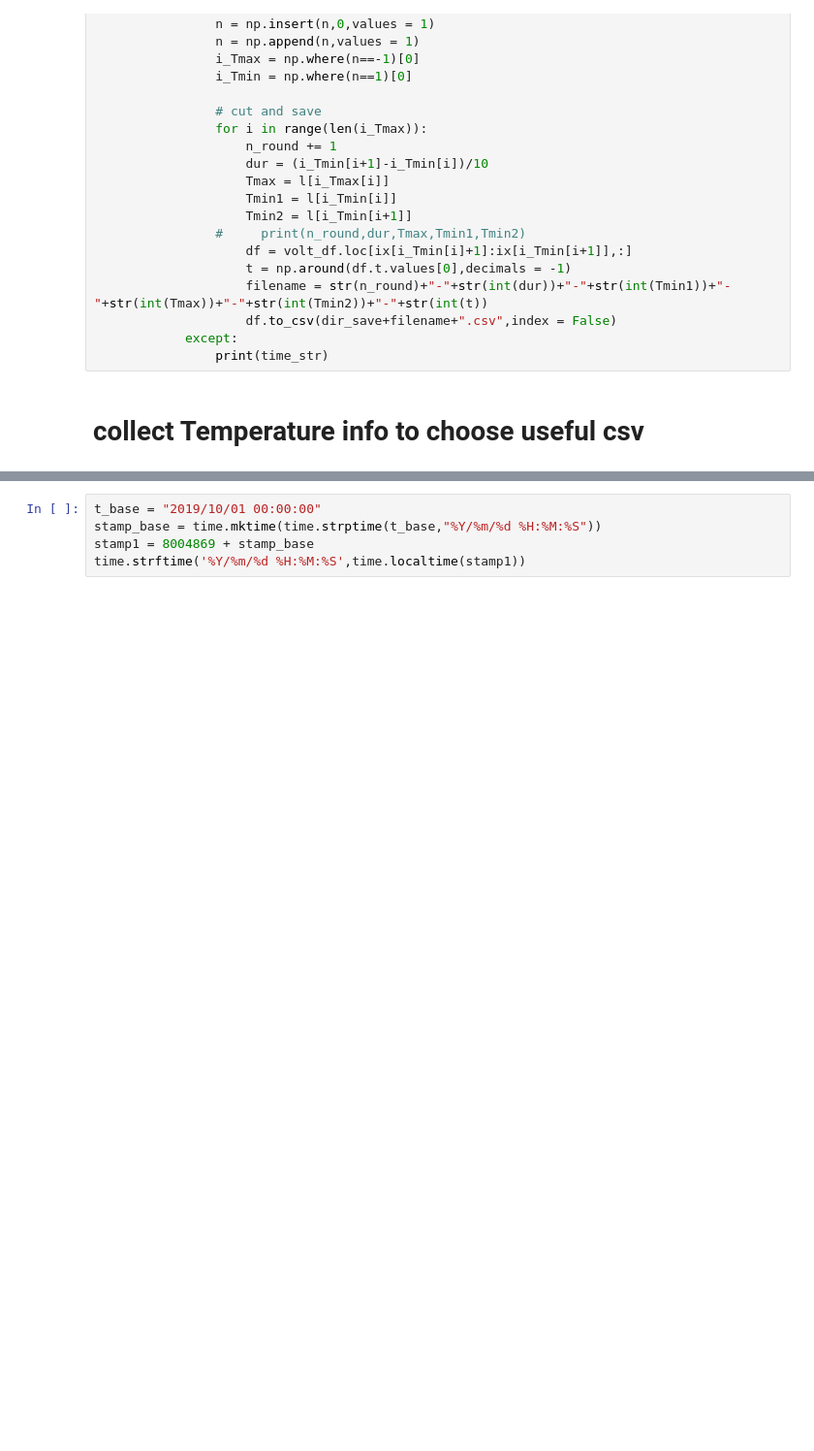
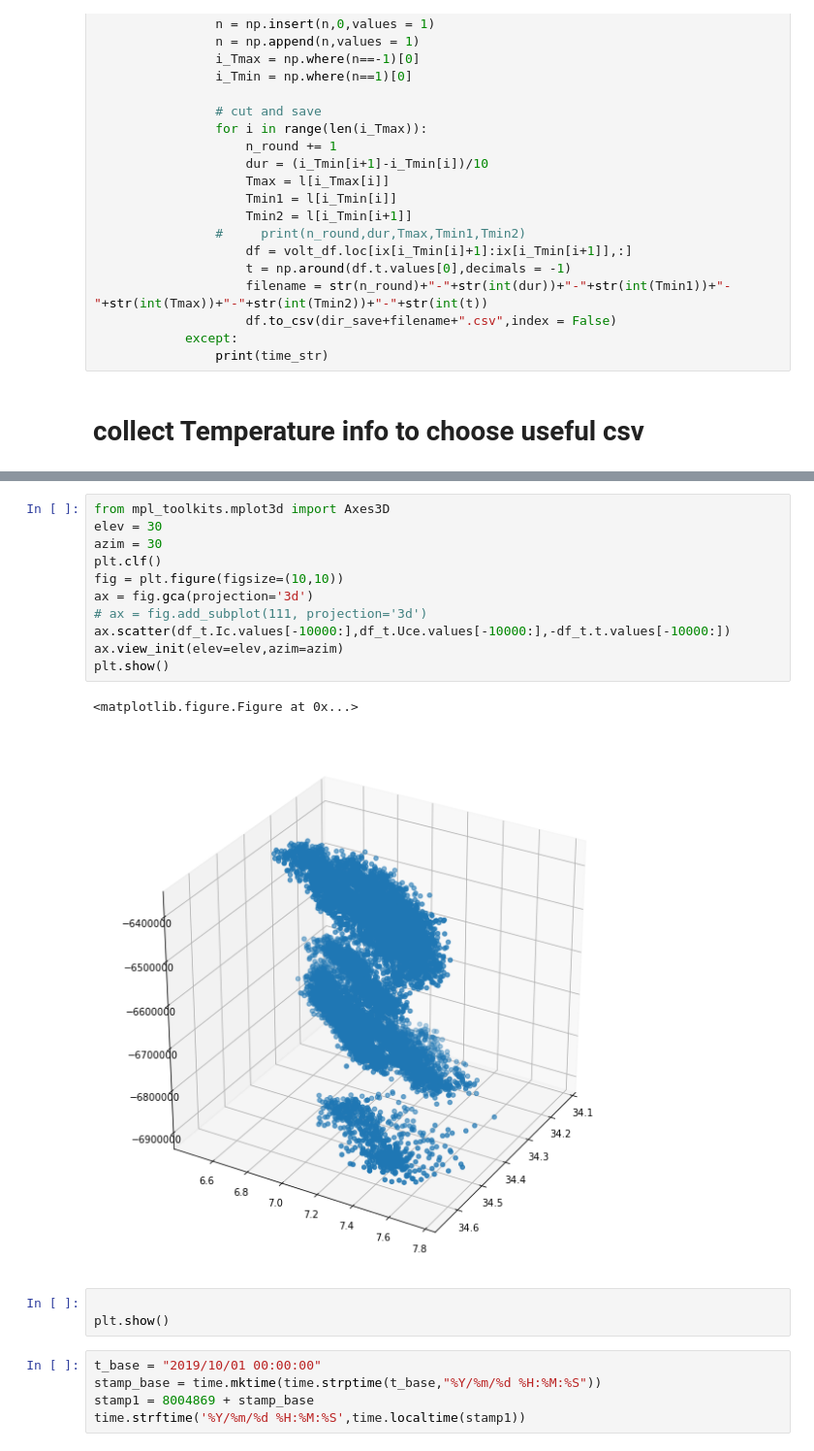
Before and after one commit to gejianwnen/Exp3, a Jupyter notebook: baseline_phase1.ipynb, the cells around one changed output, grey strips where cells are left out. Shown at 97% size. Cells and saved outputs as stored; diff of their text form; blank space fills up the shorter version.

```diff
--- a/baseline_phase1.ipynb
+++ b/baseline_phase1.ipynb
@@ -422,3 +508,20 @@ df_t.iloc[np.argmax(df_t.Ic.values,axis = 0),:].t
+# %%
+from mpl_toolkits.mplot3d import Axes3D
+elev = 30
+azim = 30
+plt.clf()
+fig = plt.figure(figsize=(10,10))
+ax = fig.gca(projection='3d')
+# ax = fig.add_subplot(111, projection='3d')
+ax.scatter(df_t.Ic.values[-10000:],df_t.Uce.values[-10000:],-df_t.t.values[-10000:])
+ax.view_init(elev=elev,azim=azim)
+plt.show()
+# %% [output]
+<matplotlib.figure.Figure at 0x...>
+[figure, added]
+# %%
+
+plt.show()
 # %%
 t_base = "2019/10/01 00:00:00"
 stamp_base = time.mktime(time.strptime(t_base,"%Y/%m/%d %H:%M:%S"))
```
Also changed, not shown: parts of 21 cells of this notebook, 4 other files.
